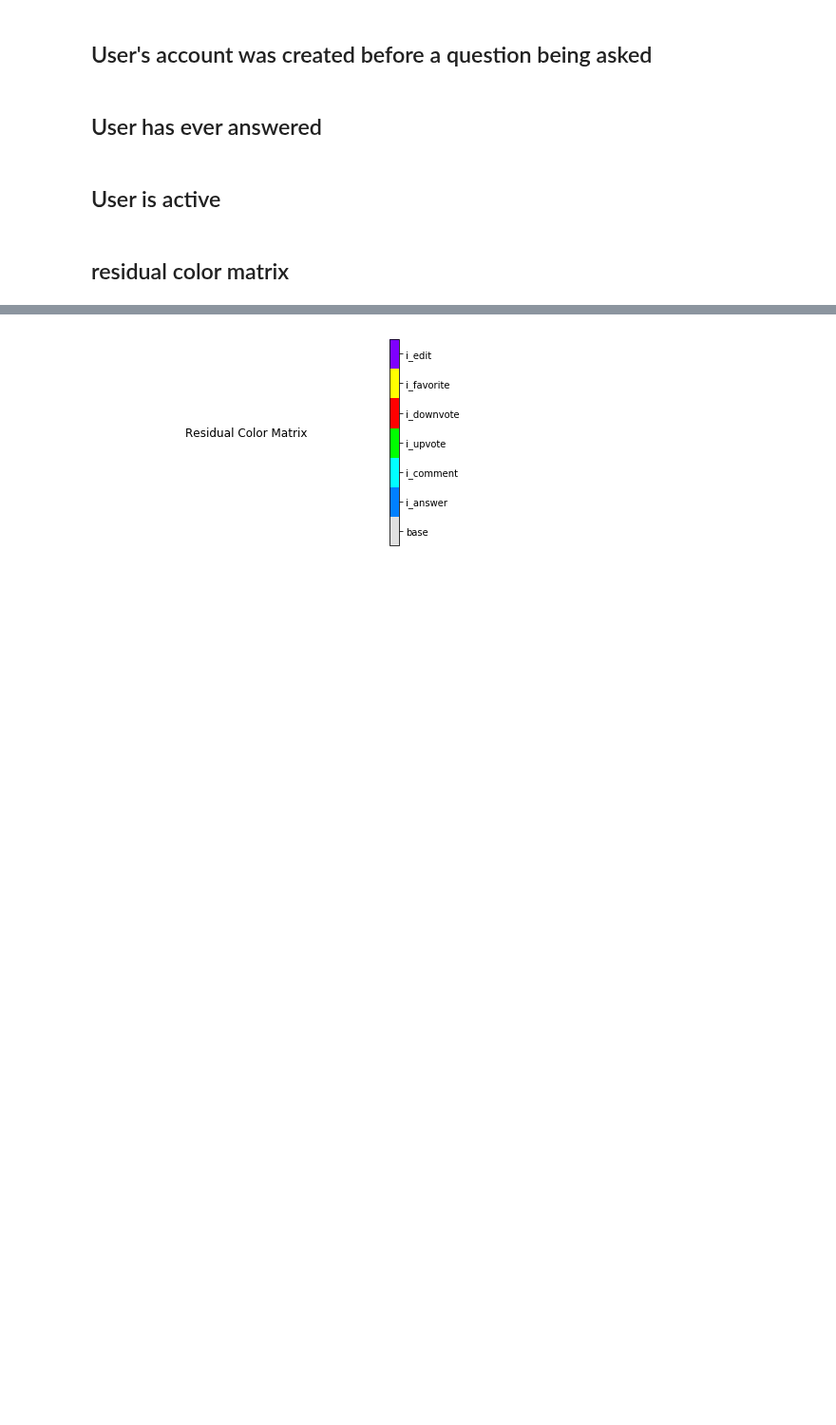
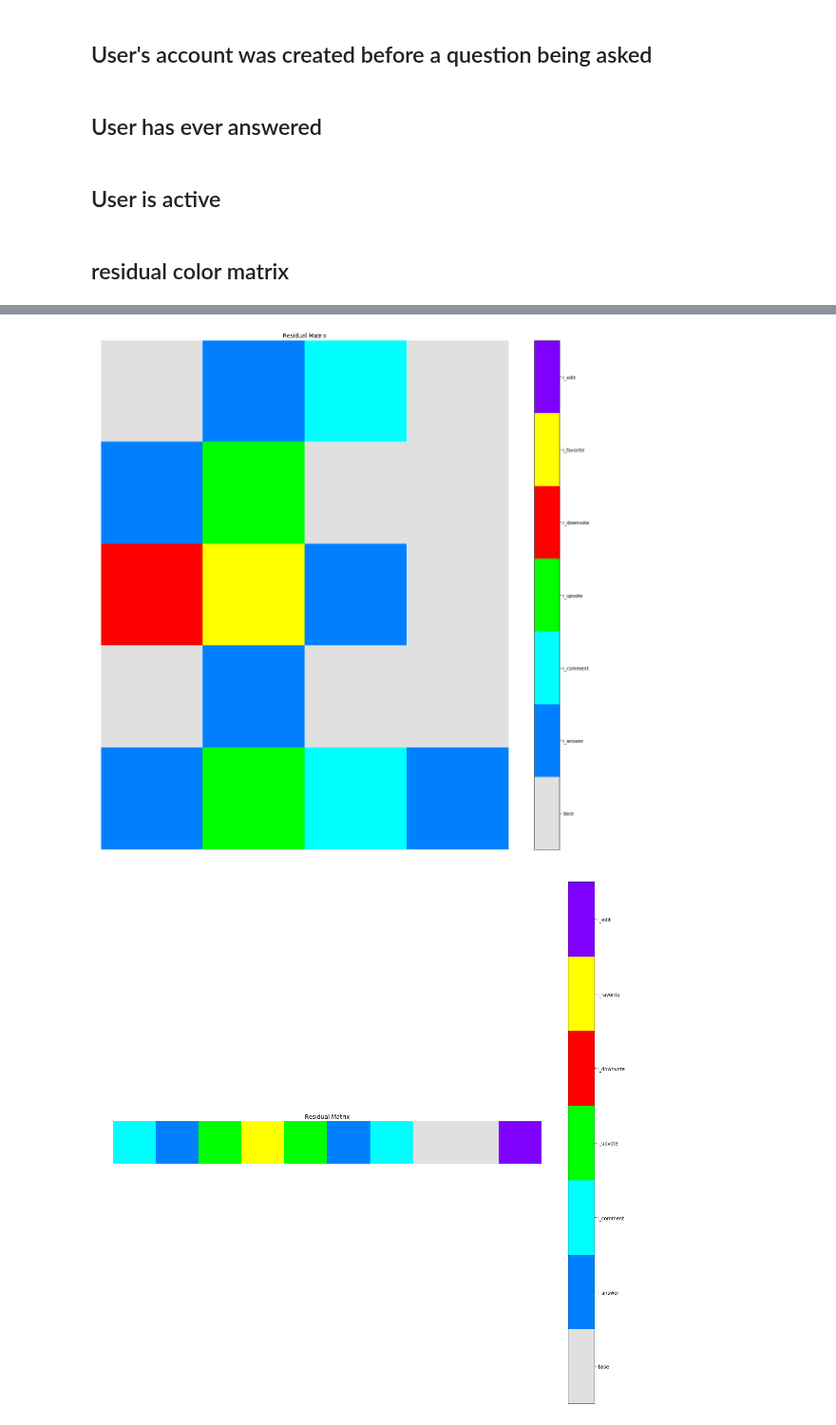
Before and after one commit to MaksimDan/160-Stackoverflow, a Jupyter notebook: source/eda/archive/indicator.ipynb, the cells around one changed output, grey strips where cells are left out. Shown at 95% size. Saved outputs shown, nothing was run; the diff lists cells and outputs as text; code cells hidden in the pictures; blank space fills up the shorter version.

```diff
--- a/source/eda/archive/indicator.ipynb
+++ b/source/eda/archive/indicator.ipynb
@@ -106,4 +81,70 @@ array([[1, 5, 3, 2, 0, 0, 0, 0, 1, 2],
-# %%
-residual_color_mat(np.random.randint(6, size=(10, 20000)))
-# %% [output]
-[figure, removed]
+# %%
+def __rr_filter(row, target, target_width, new_marker):
+    # target_width = len(is_color) + len(is_zero)
+    # target_width = len(is_color) + (len(not_color) - X)
+    # n_zeros_to_remove = len(not_color) + len(is_color) - target_width
+    len_is_color = len(list(filter(lambda x: x != target, row)))
+    # ensure that the dimensions make sense
+    assert((target_width < len(row)) and (target_width >= len_is_color))
+    len_not_color = len(row) - len_is_color
+    remainder = len_not_color + len_is_color - target_width
+
+    while remainder > 0:
+        # iter forwards with filter [target, not target]
+        for i in range(len(row) - 1):
+            if remainder <= 0:
+                break
+            elif row[i] == target and row[i+1] != target:
+                row[i] = new_marker
+                remainder -= 1
+
+        # iter forwards with filter [not target, target]
+        for i in reversed(range(len(row) - 1)):
+            if remainder <= 0:
+                break
+            elif row[i] != target and row[i+1] == target:
+                row[i+1] = new_marker
+                remainder -= 1
+    return row
+
+
+def _round_robin_removal(mat, target, target_width):
+    for row in mat:
+        __rr_filter(row, target, target_width, 10)
+
+    simplified_mat = np.zeros((len(mat), target_width))
+    for i, row in enumerate(mat):
+        simplified_mat[i] = np.delete(row, np.where(row == 10))
+    return simplified_mat
+
+
+def colorize_residual_matrix(mat, target_width):
+    new_mat = _round_robin_removal(mat, 0, target_width)
+    ca = [list(colormap[key]['rgb']) for key in colormap.keys()]
+    colors = np.matrix(ca)/255
+    cmap = matplotlib.colors.ListedColormap(colors)
+    norm = matplotlib.colors.BoundaryNorm(np.arange(len(ca)+1)-0.5, len(ca))
+
+    plt.figure(figsize=(20,20))
+    plt.imshow(new_mat, cmap=cmap, norm=norm)
+    plt.axis('off')
+    cb = plt.colorbar(ticks=np.arange(len(ca)))
+    cb.ax.set_yticklabels(colormap.keys())
+    plt.title('Residual Matrix')
+    plt.show()
+
+ex = np.array([[0,0,1,2,0,0],
+              [0,1,0,3,0,0],
+              [4,5,0,1,0,0],
+              [0,0,1,0,0,0],
+              [1,3,2,0,1,0]])
+colorize_residual_matrix(ex, 4)
+
+ex = np.array([[0,2,0,0,0,1,0,3,0,0,0,0,5,3,0,0,0,1,2,0,0,0,0,0,0,6,0]])
+colorize_residual_matrix(ex, 10)
+
+ex = np.random.randint(6, size=(100, 100))
+colorize_residual_matrix(ex, 95)
+# %% [output]
+[figure, added]
+[figure, added]
```
Also changed, not shown: parts of 9 cells of this notebook, 5 other files.
